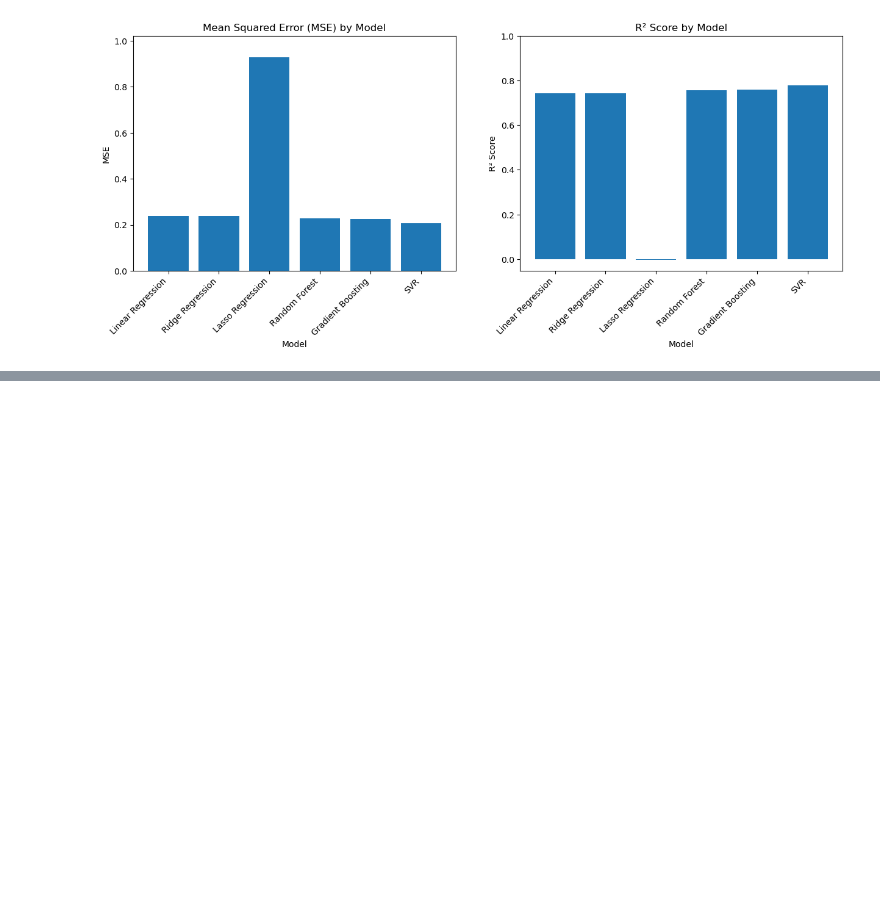
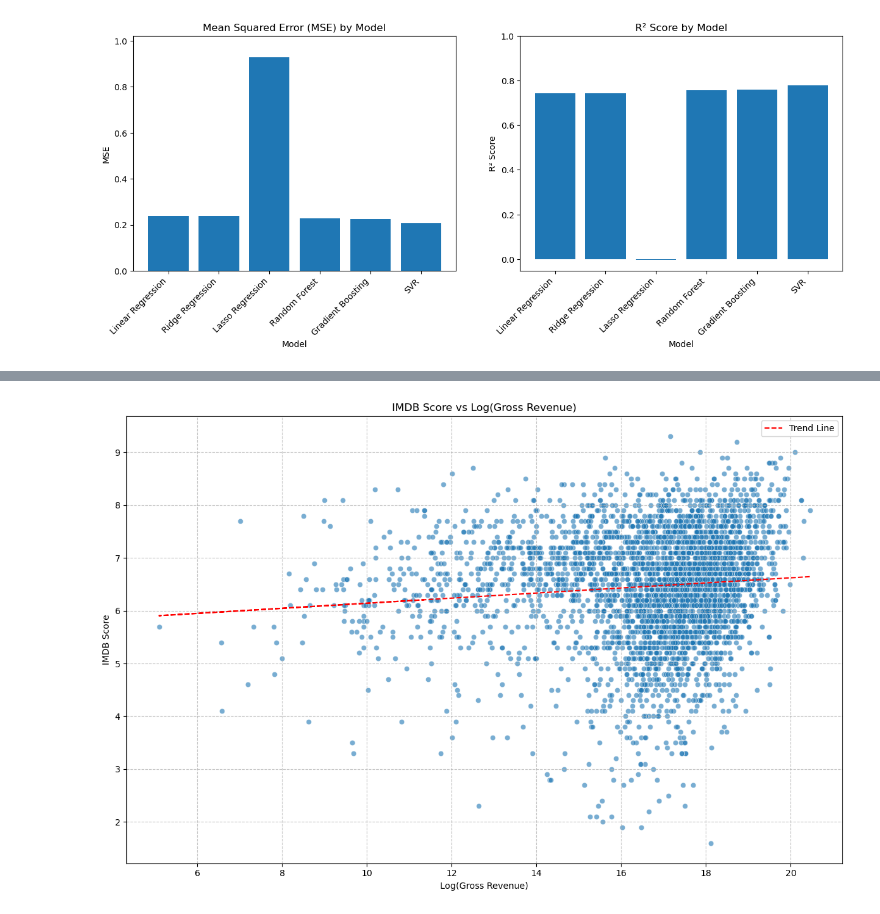
Before and after one commit to 36kp/module-16-project, a Jupyter notebook: src/imdb_analysis_akh.ipynb, the cells around one changed output, grey strips where cells are left out. Cells and saved outputs as stored; diff of their text form; code cells hidden in the pictures; blank space fills up the shorter version.

```diff
--- a/src/imdb_analysis_akh.ipynb
+++ b/src/imdb_analysis_akh.ipynb
@@ -450,0 +500,36 @@ ax2.set_xticklabels(models, rotation=45, ha='right')
+# %%
+import seaborn as sns
+
+# Assuming your DataFrame is named imdb_df_clean
+# Filter out movies with zero or null gross to avoid issues with log transformation
+filtered_df = imdb_df_clean[imdb_df_clean['gross'] > 0]
+
+# Log transform gross for better visualization
+filtered_df['gross_rev'] = np.log1p(filtered_df['gross'])
+
+plt.figure(figsize=(12, 8))
+
+# Create the scatter plot using seaborn for enhanced aesthetics
+sns.scatterplot(x='gross_rev', y='imdb_score', data=filtered_df, alpha=0.6)
+
+# Add labels and title
+plt.xlabel('Log(Gross Revenue)')
+plt.ylabel('IMDB Score')
+plt.title('IMDB Score vs Log(Gross Revenue)')
+
+# Add a trend line
+z = np.polyfit(filtered_df['gross_rev'], filtered_df['imdb_score'], 1)
+p = np.poly1d(z)
+plt.plot(filtered_df['gross_rev'], p(filtered_df['gross_rev']), "r--", label='Trend Line')
+
+# Add grid for better readability
+plt.grid(True, linestyle='--', alpha=0.7)
+
+# Add legend
+plt.legend()
+
+# Show the plot
+plt.tight_layout()
+plt.show()
+# %% [output]
+[figure, added]
```
Also changed, not shown: parts of 3 cells of this notebook.
